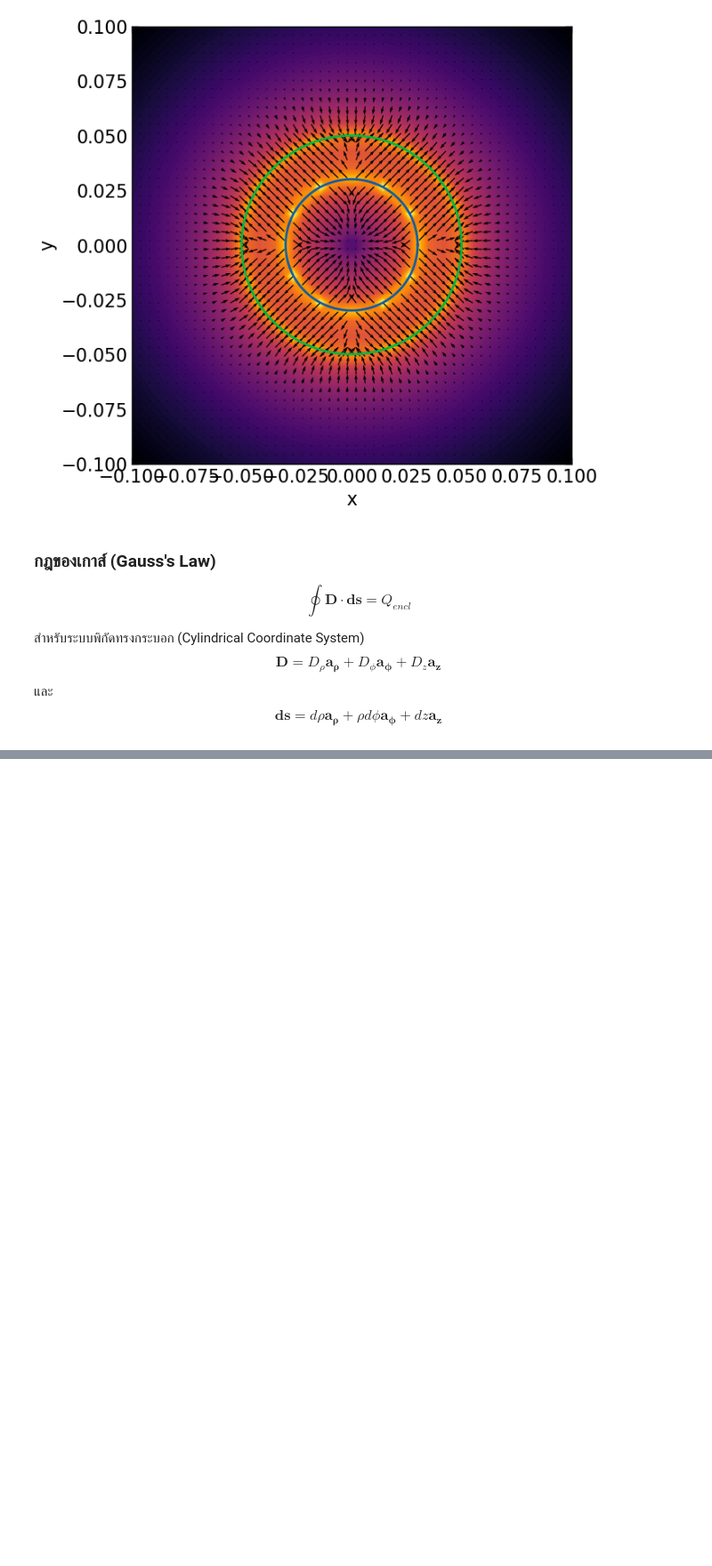
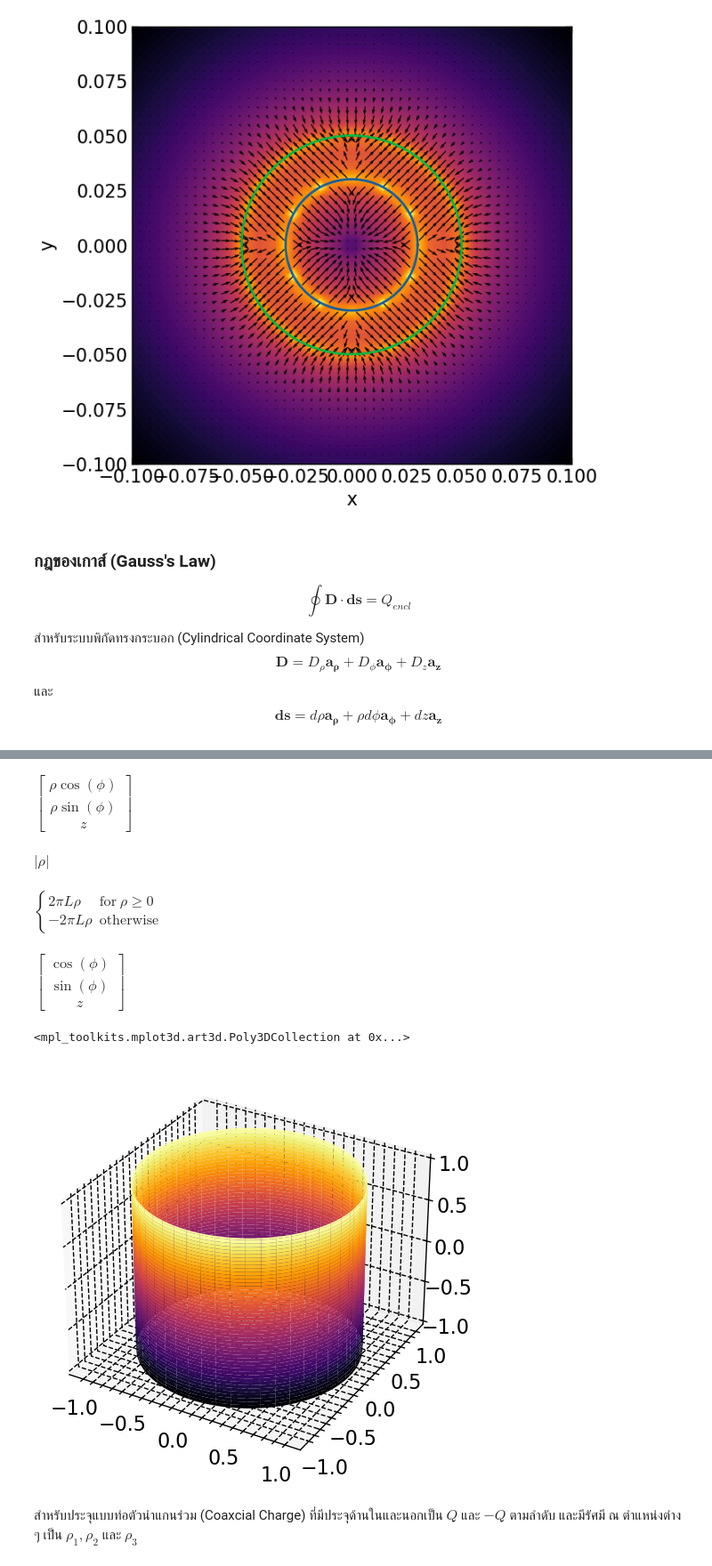
Before and after one commit to nayot/emag, a Jupyter notebook: Gauss_Law.ipynb, the cells around one changed output, grey strips where cells are left out. Shown at 89% size. Drawn from its saved outputs; the diff is of its cells as text; code cells hidden in the pictures; blank space fills up the shorter version.

```diff
--- a/Gauss_Law.ipynb
+++ b/Gauss_Law.ipynb
@@ -198,0 +226,36 @@ import sympy as smp
+# %%
+rho, phi, z, L = smp.symbols('rho, phi, z, L', real=True)
+
+rg = smp.Matrix([rho * smp.cos(phi),
+                rho * smp.sin(phi),
+                z])
+rg
+# %% [output]
+$\displaystyle \left[\begin{matrix}\rho \cos{\left(\phi \right)}\\\rho \sin{\left(\phi \right)}\\z\end{matrix}\right]$
+# %%
+rg_diff = smp.diff(rg, phi).cross(smp.diff(rg, z)).norm()
+rg_diff.simplify()
+# %% [output]
+$\displaystyle \left|{\rho}\right|$
+# %%
+smp.integrate(rg_diff, (phi, 0, 2 * smp.pi), (z, -L/2, L/2)).simplify()
+# %% [output]
+$\displaystyle \begin{cases} 2 \pi L \rho & \text{for}\: \rho \geq 0 \\- 2 \pi L \rho & \text{otherwise} \end{cases}$
+# %%
+R = rg.subs(rho, 1)
+R
+# %% [output]
+$\displaystyle \left[\begin{matrix}\cos{\left(\phi \right)}\\\sin{\left(\phi \right)}\\z\end{matrix}\right]$
+# %%
+t = np.linspace(0, 2 * np.pi, 100)
+z = np.linspace(-1, 1, 100)
+
+T, Z = np.meshgrid(t, z)
+# %%
+ax = plt.axes(projection='3d')
+ax.plot_surface(np.cos(T), np.sin(T), Z, cmap='inferno')
+# %% [output]
+<mpl_toolkits.mplot3d.art3d.Poly3DCollection at 0x...>
+[figure, added]
+# %% [markdown]
+สำหรับประจุแบบท่อตัวนำแกนร่วม (Coaxcial Charge) ที่มีประจุด้านในและนอกเป็น $Q$ และ $-Q$ ตามลำดับ และมีรัศมี ณ ตำแหน่งต่าง ๆ เป็น $\rho_1, \rho_2$ และ $\rho_3$
```
Also changed, not shown: parts of 6 cells of this notebook, 4 other files.
